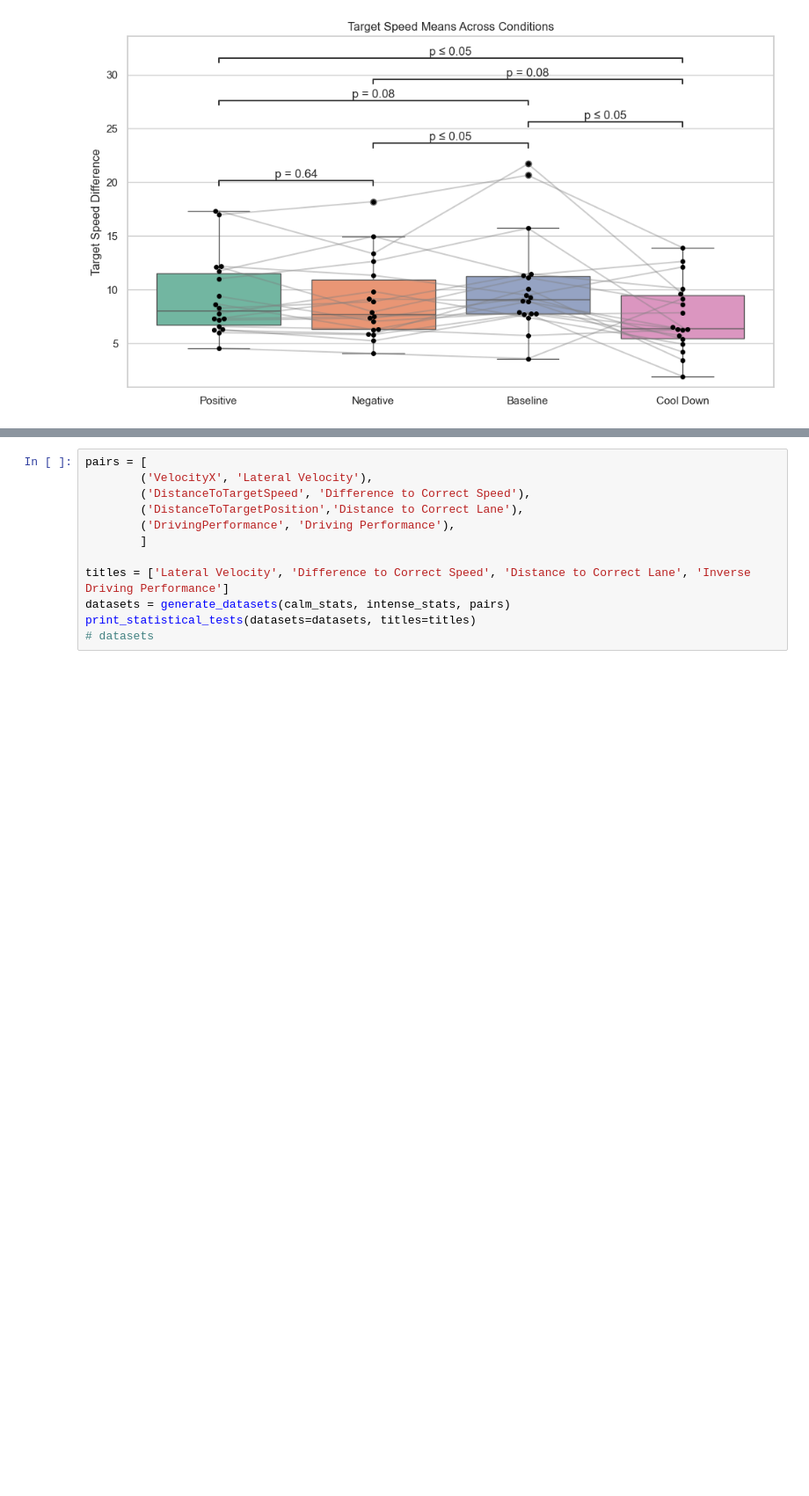
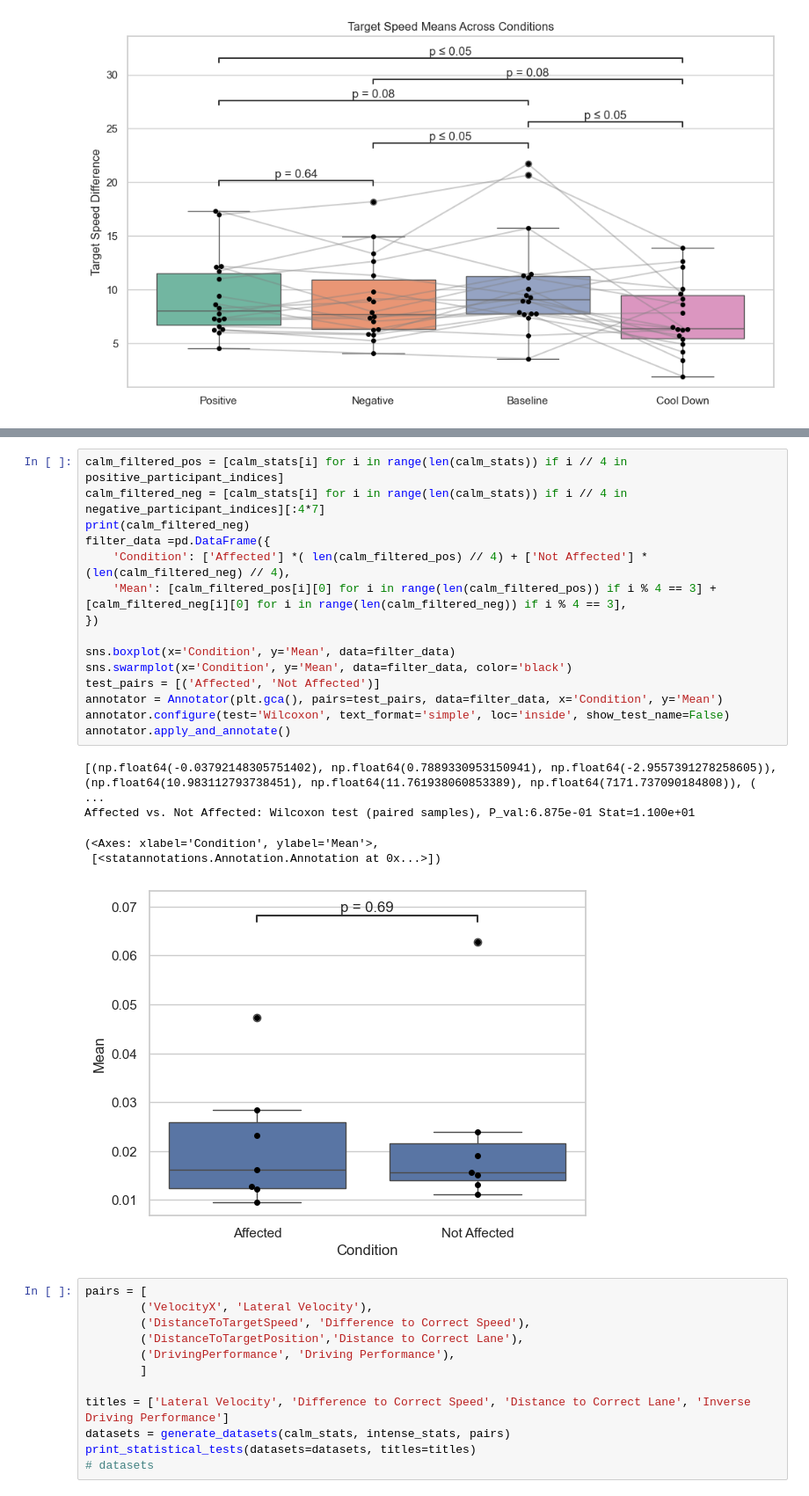
Before and after one commit to Anna-Palatkina-itu/driving_performance_project, a Jupyter notebook: window_analysis.ipynb, the cells around one changed output, grey strips where cells are left out. Shown at 88% size. Drawn from its saved outputs; the diff is of its cells as text; blank space fills up the shorter version.

```diff
--- a/window_analysis.ipynb
+++ b/window_analysis.ipynb
@@ -328,3 +368,24 @@ Positive vs. Cool Down: Wilcoxon test (paired samples), P_val:1.823e-02 Stat=3.2
+# %%
+calm_filtered_pos = [calm_stats[i] for i in range(len(calm_stats)) if i // 4 in positive_participant_indices]
+calm_filtered_neg = [calm_stats[i] for i in range(len(calm_stats)) if i // 4 in negative_participant_indices][:4*7]
+print(calm_filtered_neg)
+filter_data =pd.DataFrame({
+    'Condition': ['Affected'] *( len(calm_filtered_pos) // 4) + ['Not Affected'] * (len(calm_filtered_neg) // 4),
+    'Mean': [calm_filtered_pos[i][0] for i in range(len(calm_filtered_pos)) if i % 4 == 3] + [calm_filtered_neg[i][0] for i in range(len(calm_filtered_neg)) if i % 4 == 3],
+})
+
+sns.boxplot(x='Condition', y='Mean', data=filter_data)
+sns.swarmplot(x='Condition', y='Mean', data=filter_data, color='black')
+test_pairs = [('Affected', 'Not Affected')]
+annotator = Annotator(plt.gca(), pairs=test_pairs, data=filter_data, x='Condition', y='Mean')
+annotator.configure(test='Wilcoxon', text_format='simple', loc='inside', show_test_name=False)
+annotator.apply_and_annotate()
+# %% [output]
+[(np.float64(-0.03792148305751402), np.float64(0.7889330953150941), np.float64(-2.9557391278258605)), (np.float64(10.983112793738451), np.float64(11.761938060853389), np.float64(7171.737090184808)), ( ...
+Affected vs. Not Affected: Wilcoxon test (paired samples), P_val:6.875e-01 Stat=1.100e+01
+(<Axes: xlabel='Condition', ylabel='Mean'>,
+ [<statannotations.Annotation.Annotation at 0x...>])
+[figure, added]
 # %%
 pairs = [
         ('VelocityX', 'Lateral Velocity'),
```
Also changed, not shown: parts of 5 cells of this notebook, 5 other files.
